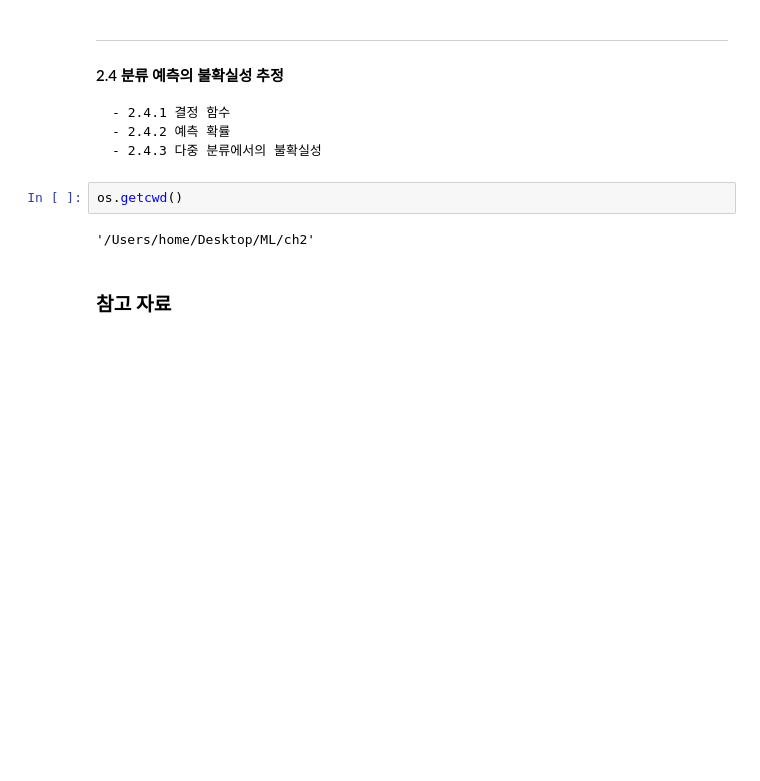
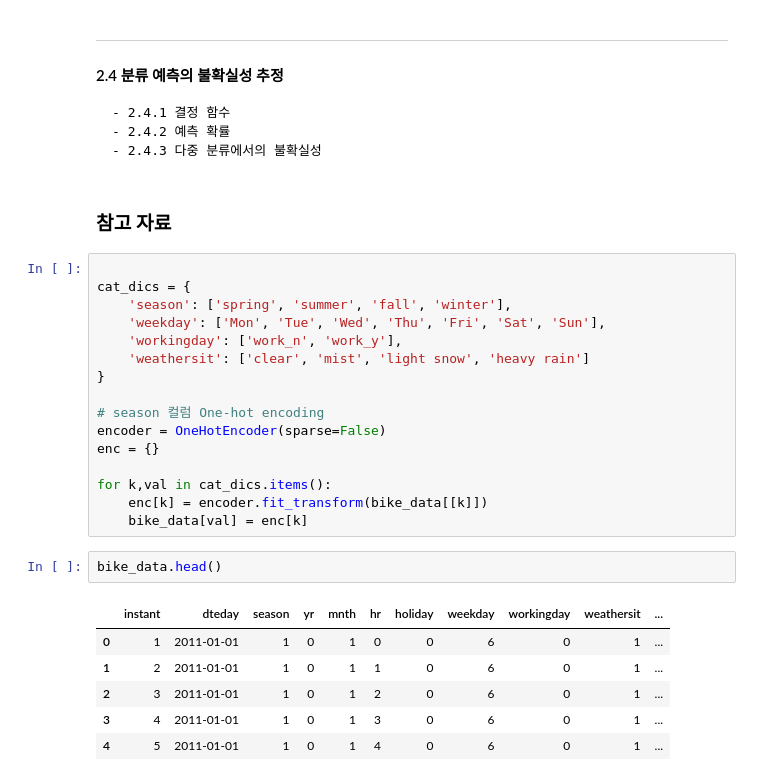
Before and after one commit to KIM-DKA/Intro_to_ML_Python, a Jupyter notebook: ch2/Supervised Learning.ipynb, the cells around one changed output. Saved outputs shown, nothing was run; the diff lists cells and outputs as text; blank space fills up the shorter version.

```diff
--- a/ch2/Supervised Learning.ipynb
+++ b/ch2/Supervised Learning.ipynb
@@ -261,10 +467,31 @@ print(f'fscore[2(precision * recall)/(precision + recall)))]: {fscore[1]:.3f}')
     - 2.4.1 결정 함수
     - 2.4.2 예측 확률
     - 2.4.3 다중 분류에서의 불확실성
-# %%
-os.getcwd()
-# %% [output]
-'/Users/home/Desktop/ML/ch2'
 # %% [markdown]
 
 ### 참고 자료
+# %%
+
+cat_dics = {
+    'season': ['spring', 'summer', 'fall', 'winter'],
+    'weekday': ['Mon', 'Tue', 'Wed', 'Thu', 'Fri', 'Sat', 'Sun'],
+    'workingday': ['work_n', 'work_y'],
+    'weathersit': ['clear', 'mist', 'light snow', 'heavy rain']
+}
+
+# season 컬럼 One-hot encoding
+encoder = OneHotEncoder(sparse=False)
+enc = {}
+
+for k,val in cat_dics.items():
+    enc[k] = encoder.fit_transform(bike_data[[k]])
+    bike_data[val] = enc[k]
+# %%
+bike_data.head()
+# %% [output]
+|  | instant | dteday | season | yr | mnth | hr | holiday | weekday | workingday | weathersit | ... |
+| 0 | 1 | 2011-01-01 | 1 | 0 | 1 | 0 | 0 | 6 | 0 | 1 | ... |
+| 1 | 2 | 2011-01-01 | 1 | 0 | 1 | 1 | 0 | 6 | 0 | 1 | ... |
+| 2 | 3 | 2011-01-01 | 1 | 0 | 1 | 2 | 0 | 6 | 0 | 1 | ... |
+| 3 | 4 | 2011-01-01 | 1 | 0 | 1 | 3 | 0 | 6 | 0 | 1 | ... |
+| 4 | 5 | 2011-01-01 | 1 | 0 | 1 | 4 | 0 | 6 | 0 | 1 | ... |
```
Also changed, not shown: parts of 20 cells of this notebook, 11 other files.
